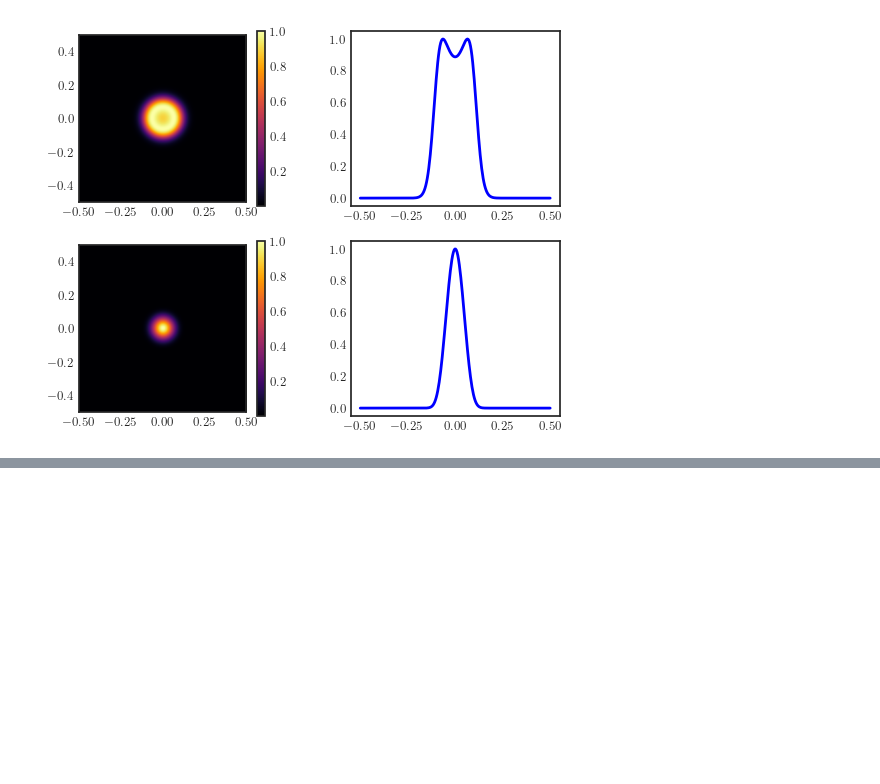
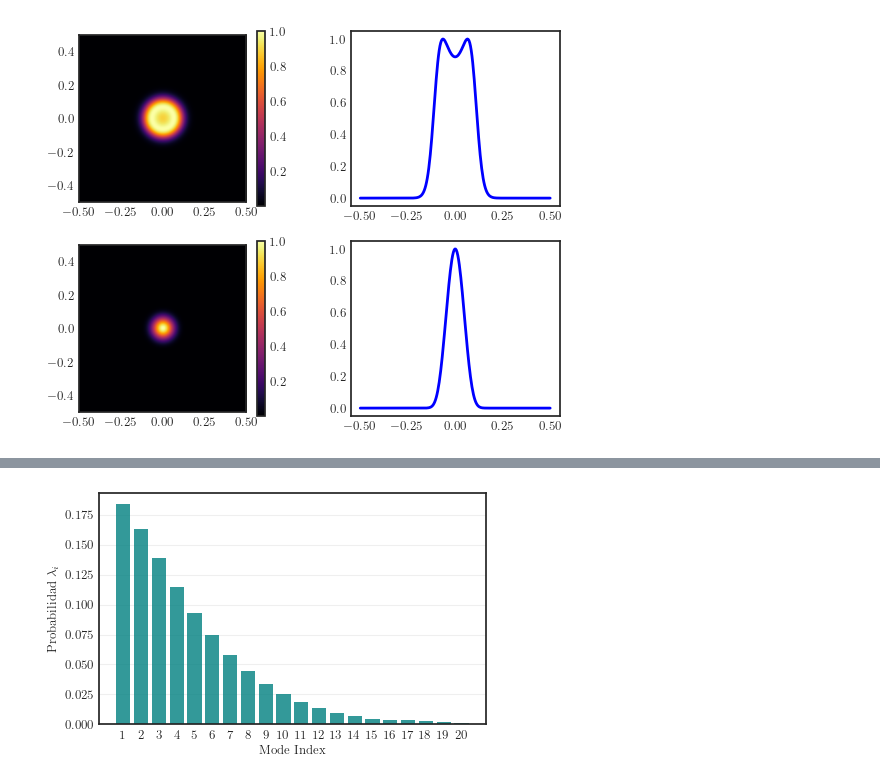
Before and after one commit to juardilag/asmpy, a Jupyter notebook: test.ipynb, the cells around one changed output, grey strips where cells are left out. Cells and saved outputs as stored; diff of their text form; code cells hidden in the pictures; blank space fills up the shorter version.

```diff
--- a/test.ipynb
+++ b/test.ipynb
@@ -287,0 +345,36 @@ plt.show()
+# %%
+mid = psi_4d.shape[1] // 2
+psi_slice = psi_4d[:, mid, :, mid]
+
+# 2. Singular Value Decomposition
+# matrix = U * S * Vh
+# S contains the "weights" of each mode
+U, S, Vh = jnp.linalg.svd(psi_slice)
+
+# Normalize probabilities (sum of squares = 1)
+eigenvalues = S**2
+eigenvalues /= jnp.sum(eigenvalues)
+
+# 3. Calculate Schmidt Number K
+# K = 1 / sum(lambda^2)
+K = 1.0 / jnp.sum(eigenvalues**2)
+# %%
+fig, ax = plt.subplots(figsize=(5.0, 3.0), gridspec_kw={'wspace': 0.4})
+
+# Plot first 20 modes
+modes = jnp.arange(1, 21)
+plt.bar(modes, eigenvalues[:20], color='teal', alpha=0.8)
+
+#plt.title(f"Schmidt Decomposition (Schmidt Number K = {K:.2f})")
+plt.xlabel("Mode Index")
+plt.ylabel(r"Probabilidad $\lambda_i$")
+plt.xticks(modes)
+plt.grid(True, axis='y', alpha=0.3)
+
+# Inset or text for interpretation
+#plt.text(10, 0.5 * jnp.max(eigenvalues),
+            #f"Interpretation:\nThe system behaves like\n~{int(round(K))} entangled\nmode pairs.",
+            #bbox=dict(facecolor='white', alpha=0.8))
+plt.show()
+# %% [output]
+[figure, added]
```
Also changed, not shown: parts of 6 cells of this notebook.
